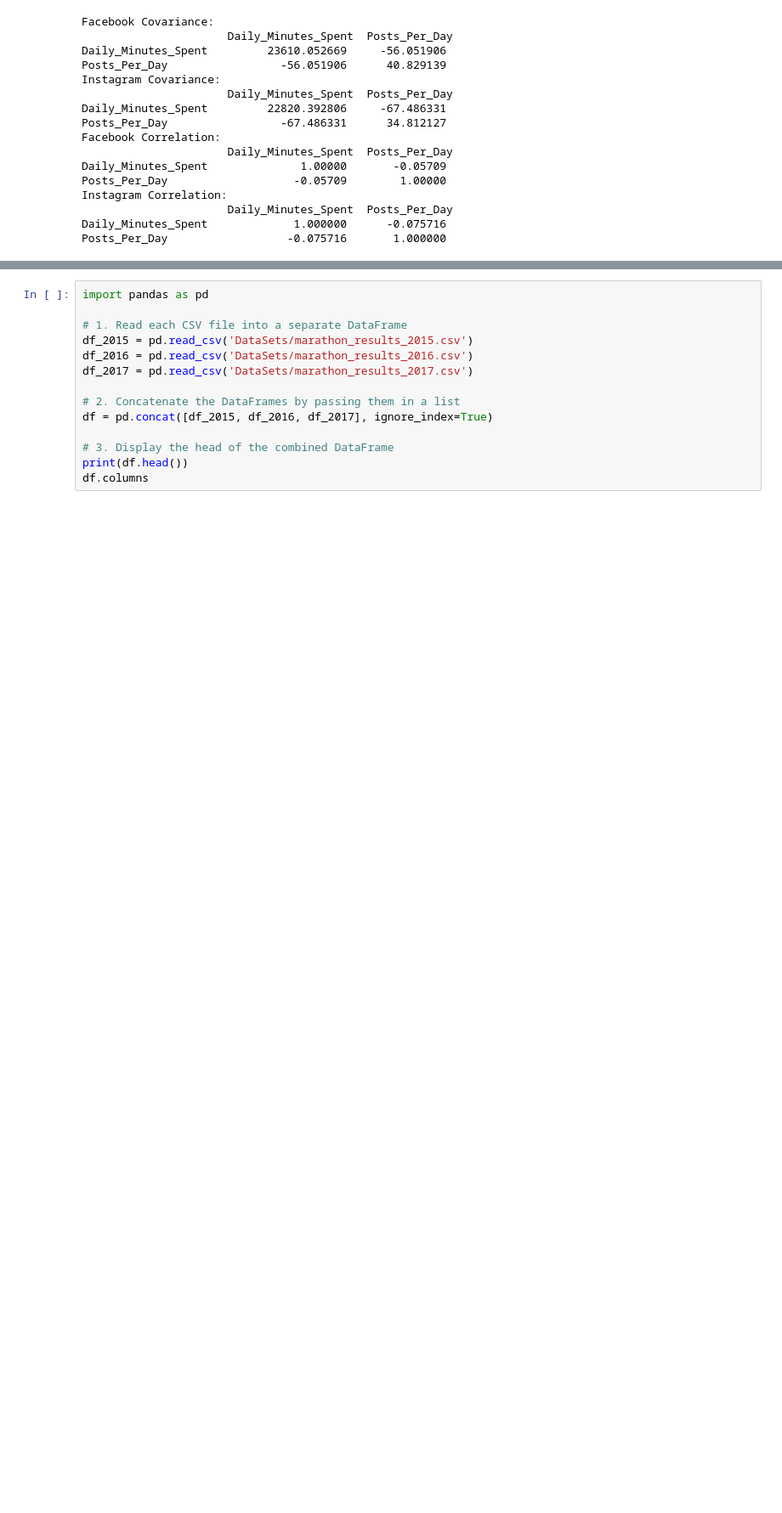
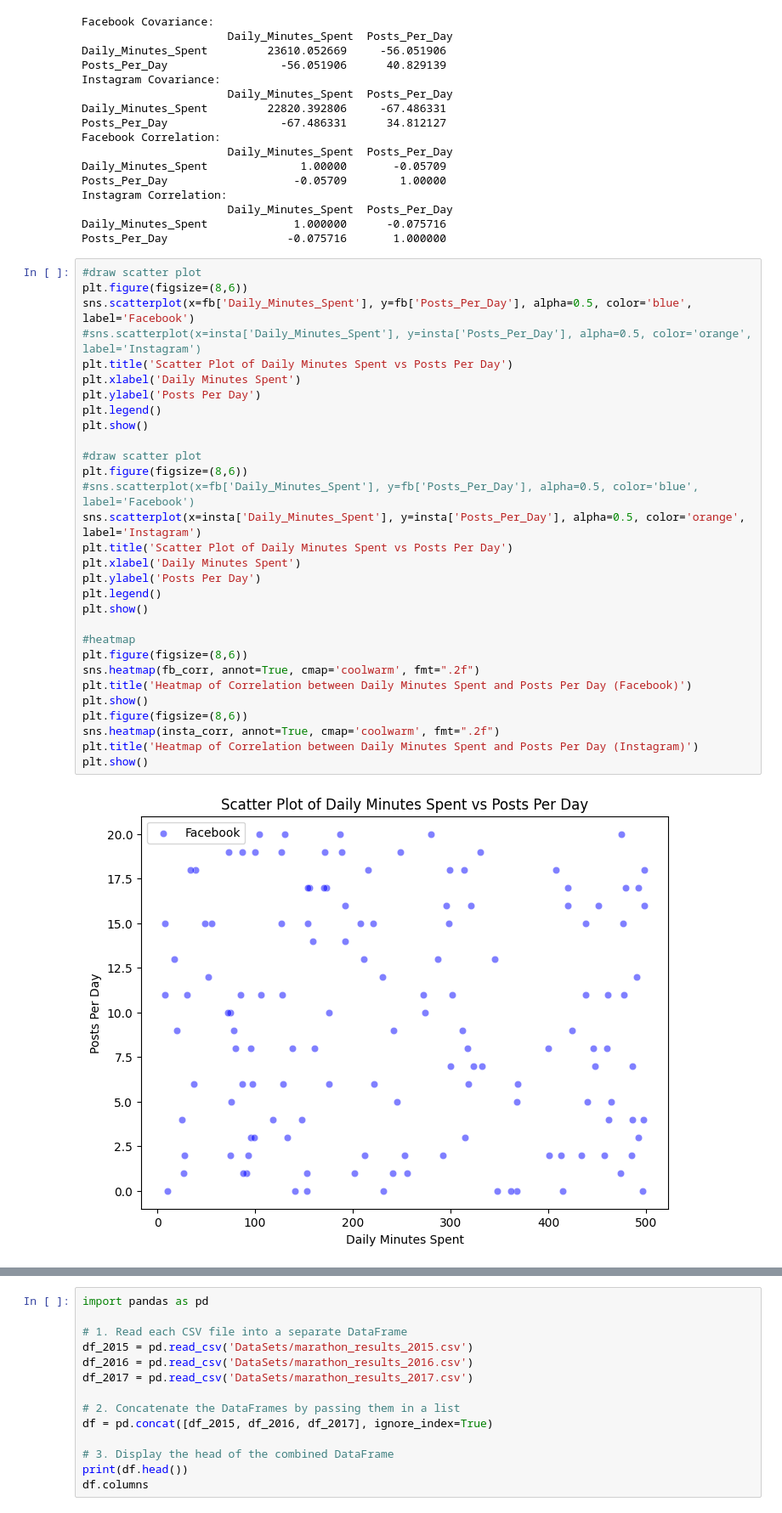
Before and after one commit to muddasarsayyad786/Data-Analysis, a Jupyter notebook: Assignment1.ipynb, the cells around one changed output, grey strips where cells are left out. Shown at 85% size. Drawn from its saved outputs; the diff is of its cells as text; blank space fills up the shorter version.

```diff
--- a/Assignment1.ipynb
+++ b/Assignment1.ipynb
@@ -312,3 +312,35 @@ Instagram Correlation:
                       Daily_Minutes_Spent  Posts_Per_Day
 Daily_Minutes_Spent             1.000000      -0.075716
 Posts_Per_Day                  -0.075716       1.000000
+# %%
+#draw scatter plot
+plt.figure(figsize=(8,6))
+sns.scatterplot(x=fb['Daily_Minutes_Spent'], y=fb['Posts_Per_Day'], alpha=0.5, color='blue', label='Facebook')
+#sns.scatterplot(x=insta['Daily_Minutes_Spent'], y=insta['Posts_Per_Day'], alpha=0.5, color='orange', label='Instagram')
+plt.title('Scatter Plot of Daily Minutes Spent vs Posts Per Day')
+plt.xlabel('Daily Minutes Spent')
+plt.ylabel('Posts Per Day')
+plt.legend()
+plt.show()
+
+#draw scatter plot
+plt.figure(figsize=(8,6))
+#sns.scatterplot(x=fb['Daily_Minutes_Spent'], y=fb['Posts_Per_Day'], alpha=0.5, color='blue', label='Facebook')
+sns.scatterplot(x=insta['Daily_Minutes_Spent'], y=insta['Posts_Per_Day'], alpha=0.5, color='orange', label='Instagram')
+plt.title('Scatter Plot of Daily Minutes Spent vs Posts Per Day')
+plt.xlabel('Daily Minutes Spent')
+plt.ylabel('Posts Per Day')
+plt.legend()
+plt.show()
+
+#heatmap
+plt.figure(figsize=(8,6))
+sns.heatmap(fb_corr, annot=True, cmap='coolwarm', fmt=".2f")
+plt.title('Heatmap of Correlation between Daily Minutes Spent and Posts Per Day (Facebook)')
+plt.show()
+plt.figure(figsize=(8,6))
+sns.heatmap(insta_corr, annot=True, cmap='coolwarm', fmt=".2f")
+plt.title('Heatmap of Correlation between Daily Minutes Spent and Posts Per Day (Instagram)')
+plt.show()
+# %% [output]
+[figure, added]
```
Also changed, not shown: parts of 1 cell of this notebook, 3 other files.
